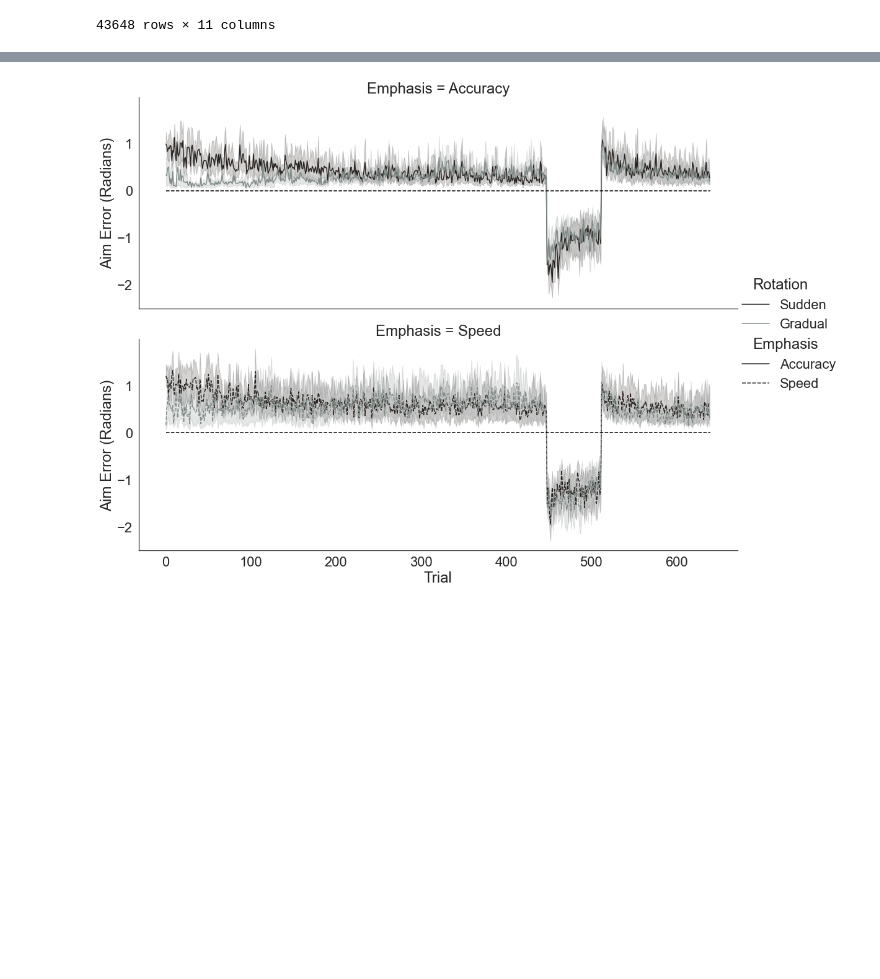
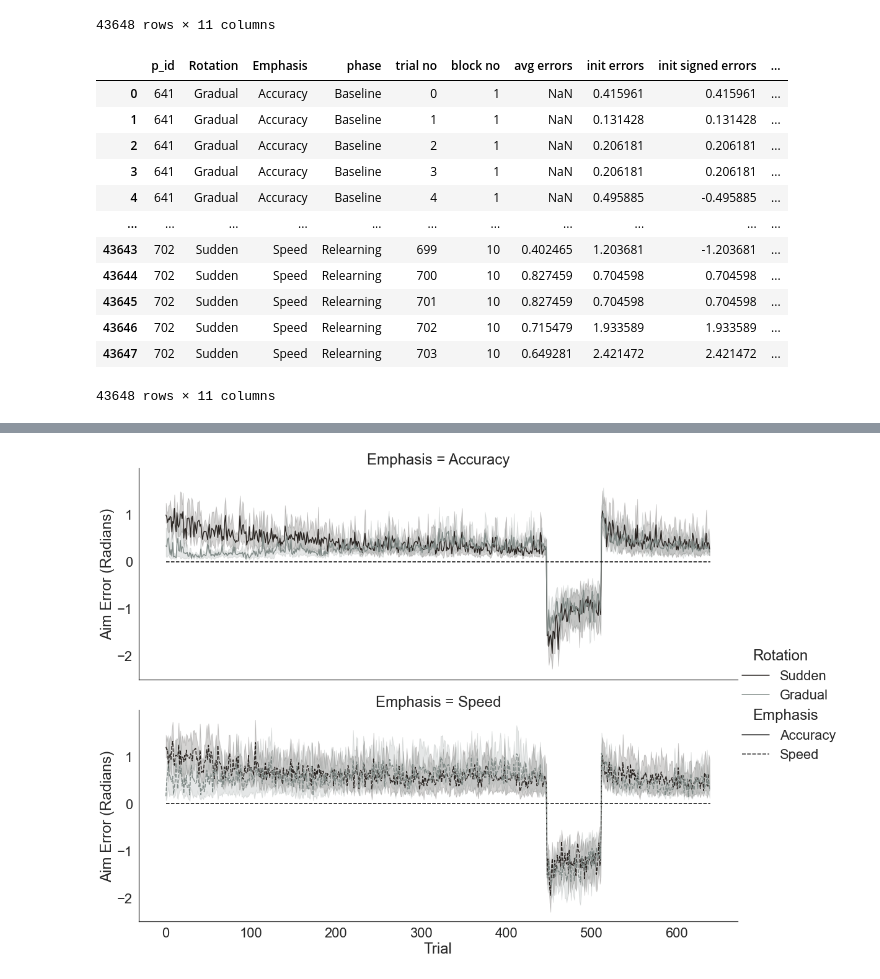
Before and after one commit to tejas-savalia/vma_behavioral, a Jupyter notebook: All experiments/feedback_aiming_unlearning/analyses.ipynb, the cells around one changed output, grey strips where cells are left out. Saved outputs shown, nothing was run; the diff lists cells and outputs as text; code cells hidden in the pictures; blank space fills up the shorter version.

```diff
--- a/All experiments/feedback_aiming_unlearning/analyses.ipynb
+++ b/All experiments/feedback_aiming_unlearning/analyses.ipynb
@@ -174,6 +174,22 @@ df_allphases.to_csv('df_allphases.csv', index = False)
 df_allphases = pd.read_csv('df_allphases.csv')
 df_allphases['init signed errors degrees'] = df_allphases['init signed errors']*180/np.pi
 df_allphases['init errors degrees'] = df_allphases['init errors']*180/np.pi
+# %%
+df_allphases
+# %% [output]
+|  | p_id | Rotation | Emphasis | phase | trial no | block no | avg errors | init errors | init signed errors | ... |
+| 0 | 641 | Gradual | Accuracy | Baseline | 0 | 1 | NaN | 0.415961 | 0.415961 | ... |
+| 1 | 641 | Gradual | Accuracy | Baseline | 1 | 1 | NaN | 0.131428 | 0.131428 | ... |
+| 2 | 641 | Gradual | Accuracy | Baseline | 2 | 1 | NaN | 0.206181 | 0.206181 | ... |
+| 3 | 641 | Gradual | Accuracy | Baseline | 3 | 1 | NaN | 0.206181 | 0.206181 | ... |
+| 4 | 641 | Gradual | Accuracy | Baseline | 4 | 1 | NaN | 0.495885 | -0.495885 | ... |
+| ... | ... | ... | ... | ... | ... | ... | ... | ... | ... | ... |
+| 43643 | 702 | Sudden | Speed | Relearning | 699 | 10 | 0.402465 | 1.203681 | -1.203681 | ... |
+| 43644 | 702 | Sudden | Speed | Relearning | 700 | 10 | 0.827459 | 0.704598 | 0.704598 | ... |
+| 43645 | 702 | Sudden | Speed | Relearning | 701 | 10 | 0.827459 | 0.704598 | 0.704598 | ... |
+| 43646 | 702 | Sudden | Speed | Relearning | 702 | 10 | 0.715479 | 1.933589 | 1.933589 | ... |
+| 43647 | 702 | Sudden | Speed | Relearning | 703 | 10 | 0.649281 | 2.421472 | 2.421472 | ... |
+43648 rows × 11 columns
 # %%
 sns.set_context('talk')
 sns.set(font_scale = 2)
```
Also changed, not shown: parts of 1 cell of this notebook, 1 other file.
